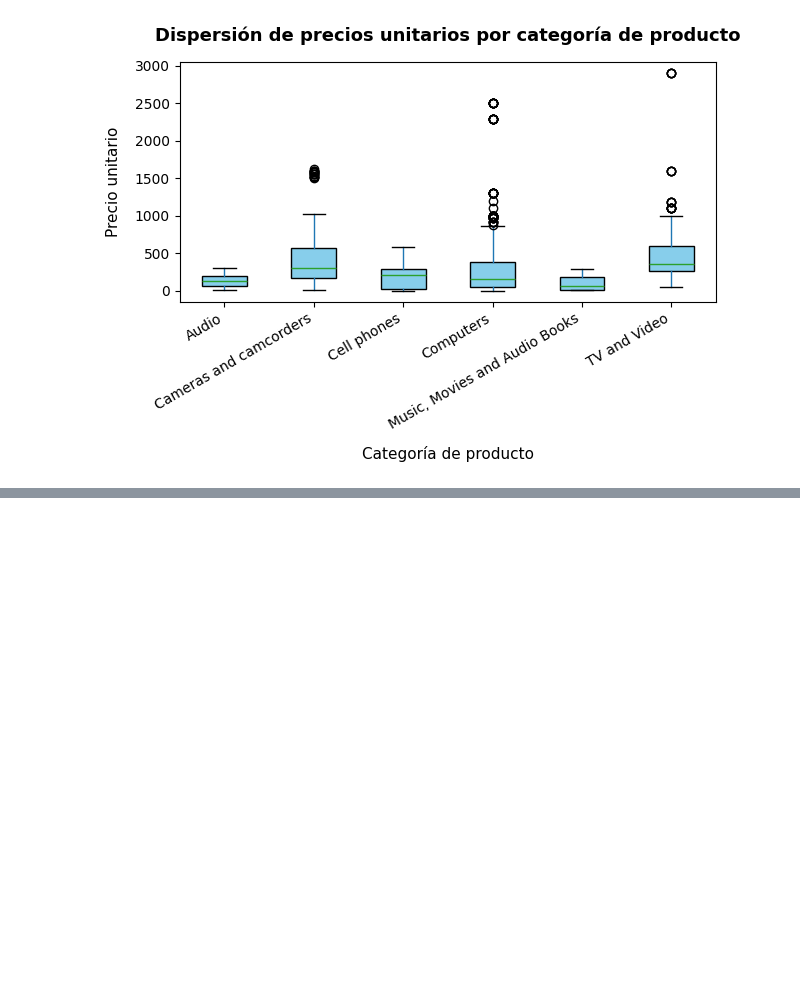
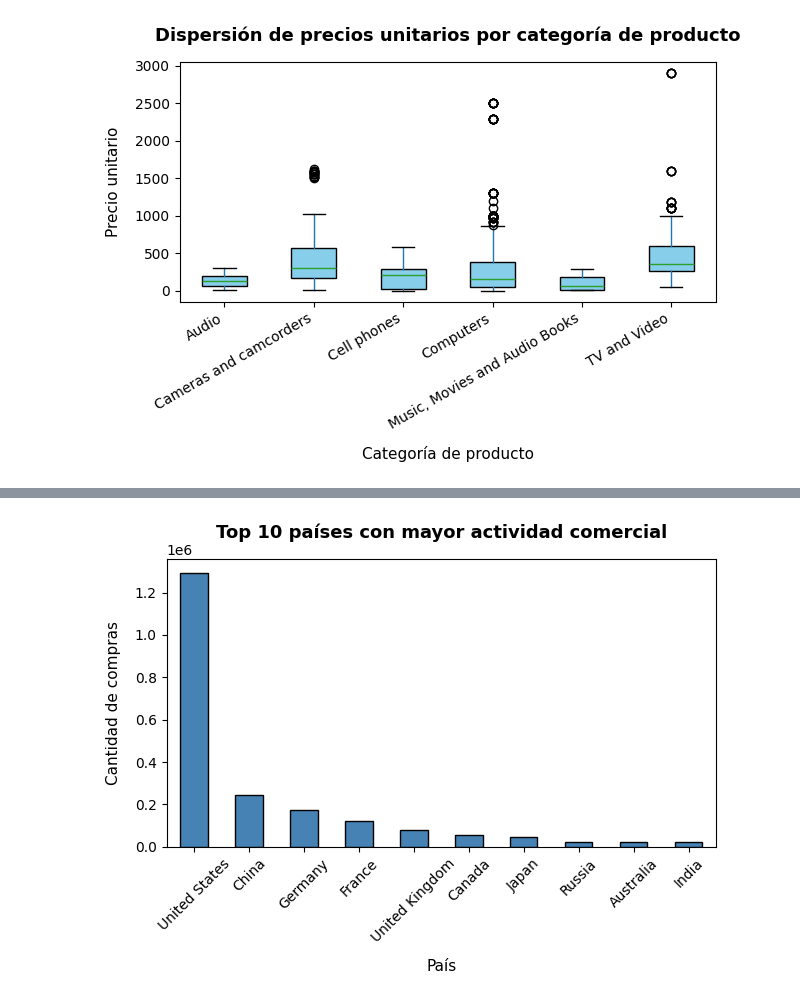
Before and after one commit to DarkLyng/Proyecto_Modelos, a Jupyter notebook: Proyecto_Modelos_.ipynb, the cells around one changed output, grey strips where cells are left out. Drawn from its saved outputs; the diff is of its cells as text; code cells hidden in the pictures; blank space fills up the shorter version.

```diff
--- a/Proyecto_Modelos_.ipynb
+++ b/Proyecto_Modelos_.ipynb
@@ -436,0 +437,15 @@ plt.show()
+# %%
+# Unimos tiendas con su geografía para obtener los nombres de las ubicaciones
+df_tiendas_geo = tablas[6].merge(tablas[1], on='GeographyKey', how='left')
+mapa_ciudades = dict(zip(df_tiendas_geo['StoreKey'], df_tiendas_geo['RegionCountryName']))
+
+top_ciudades = tablas[7]['StoreKey'].map(mapa_ciudades).value_counts().head(10)
+
+top_ciudades.plot(kind='bar', color='steelblue', edgecolor='black', rot=45)
+plt.title("Top 10 países con mayor actividad comercial", fontsize=13, fontweight='bold', pad=15)
+plt.xlabel("País", fontsize=11, labelpad=10)
+plt.ylabel("Cantidad de compras", fontsize=11, labelpad=10)
+plt.tight_layout()
+plt.show()
+# %% [output]
+[figure, added]
```
Also changed, not shown: parts of 5 cells of this notebook.
